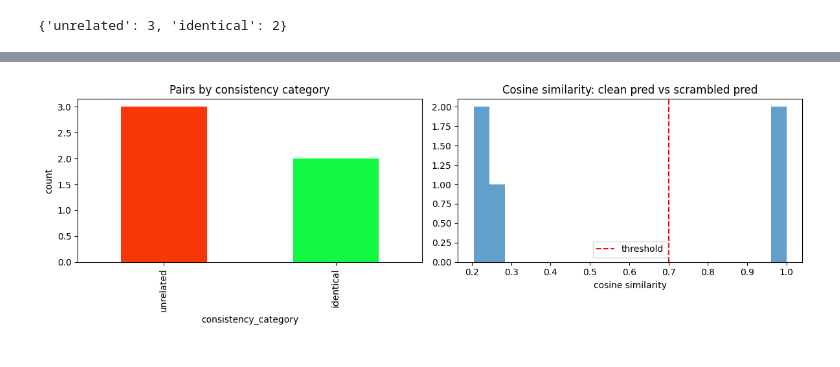
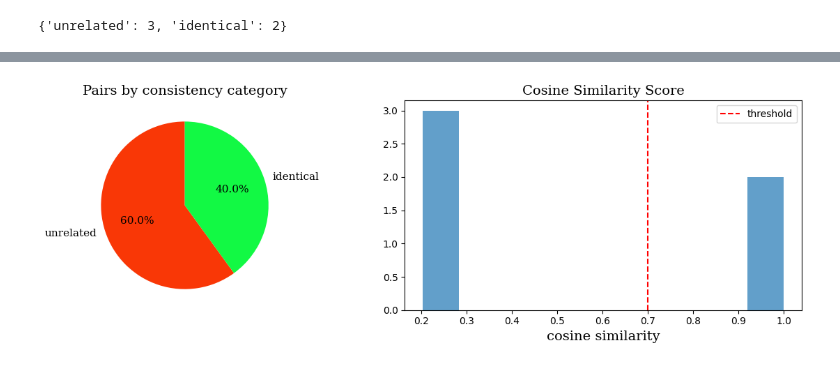
Before and after one commit to Dorcas-Joy-Kahunguka/sequence-modelling, a Jupyter notebook: mechinterp-typoglycemia/notebooks/behavioural-evaluation.ipynb, the cells around one changed output, grey strips where cells are left out. Drawn from its saved outputs; the diff is of its cells as text; code cells hidden in the pictures.

```diff
--- a/mechinterp-typoglycemia/notebooks/behavioural-evaluation.ipynb
+++ b/mechinterp-typoglycemia/notebooks/behavioural-evaluation.ipynb
@@ -147,0 +150,6 @@ Loaded two model instances on cpu
+# %%
+with open("/content/drive/MyDrive/typoglycemia_activations/bos_token.json", "w") as f:
+    json.dump({"bos_token": model_clean.tokenizer.bos_token}, f)
+print(f"Saved bos_token.json: {model_clean.tokenizer.bos_token!r}")
+
+#files.download("bos_token.json")
@@ -224,17 +236,23 @@ df.head()
 # %%
 fig, axes = plt.subplots(1, 2, figsize=(12, 4))
 
-df["consistency_category"].value_counts().plot(kind="bar", ax=axes[0], color=["#f93706", "#12f944", "#e9c46a"])
-axes[0].set_title("Pairs by consistency category")
-axes[0].set_ylabel("count")
+axes[0].set_title('Pairs by Consistency Category', fontname='serif', fontsize=14)
+axes[0].pie(
+    df['consistency_category'].value_counts(),
+    labels=df['consistency_category'].value_counts().index,
+    autopct='%1.1f%%',                         # Displays percentage inside the slices
+    startangle=90,                             # Rotates the pie chart for a cleaner look
+    colors=['#f93706', '#12f944', '#e9c46a'],  # Keeps your original custom colors
+    textprops={'fontsize': 11, 'fontname' : 'serif'}                 # Adjusts the text size inside the chart
+)
 
-axes[1].hist(df["pred_cosine_sim"].dropna(), bins=20, alpha=0.7)
+axes[1].hist(df["pred_cosine_sim"].dropna(), bins=10, alpha=0.7)
 axes[1].axvline(bu.CONSISTENCY_COSINE_THRESHOLD, color="red", linestyle="--", label="threshold")
-axes[1].set_title("Cosine similarity: clean pred vs scrambled pred")
-axes[1].set_xlabel("cosine similarity")
+axes[1].set_title("Cosine Similarity Score Distribution", fontname='serif', fontsize=14)
+axes[1].set_xlabel("cosine similarity", fontname='serif', fontsize=14)
 axes[1].legend()
 
 plt.tight_layout()
 plt.show()
 # %% [output]
-[figure, old version]
+[figure, new version]
```
Also changed, not shown: parts of 7 cells of this notebook.
